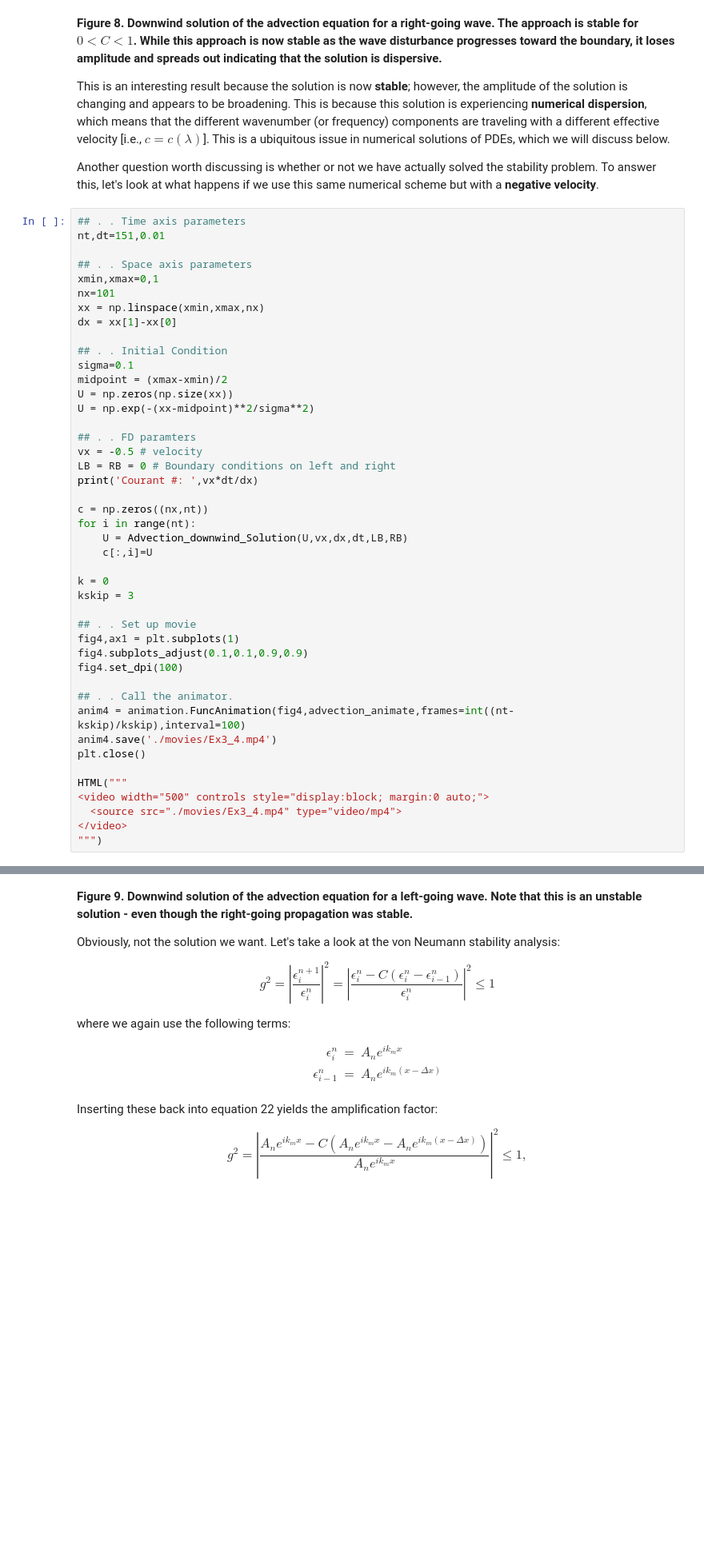
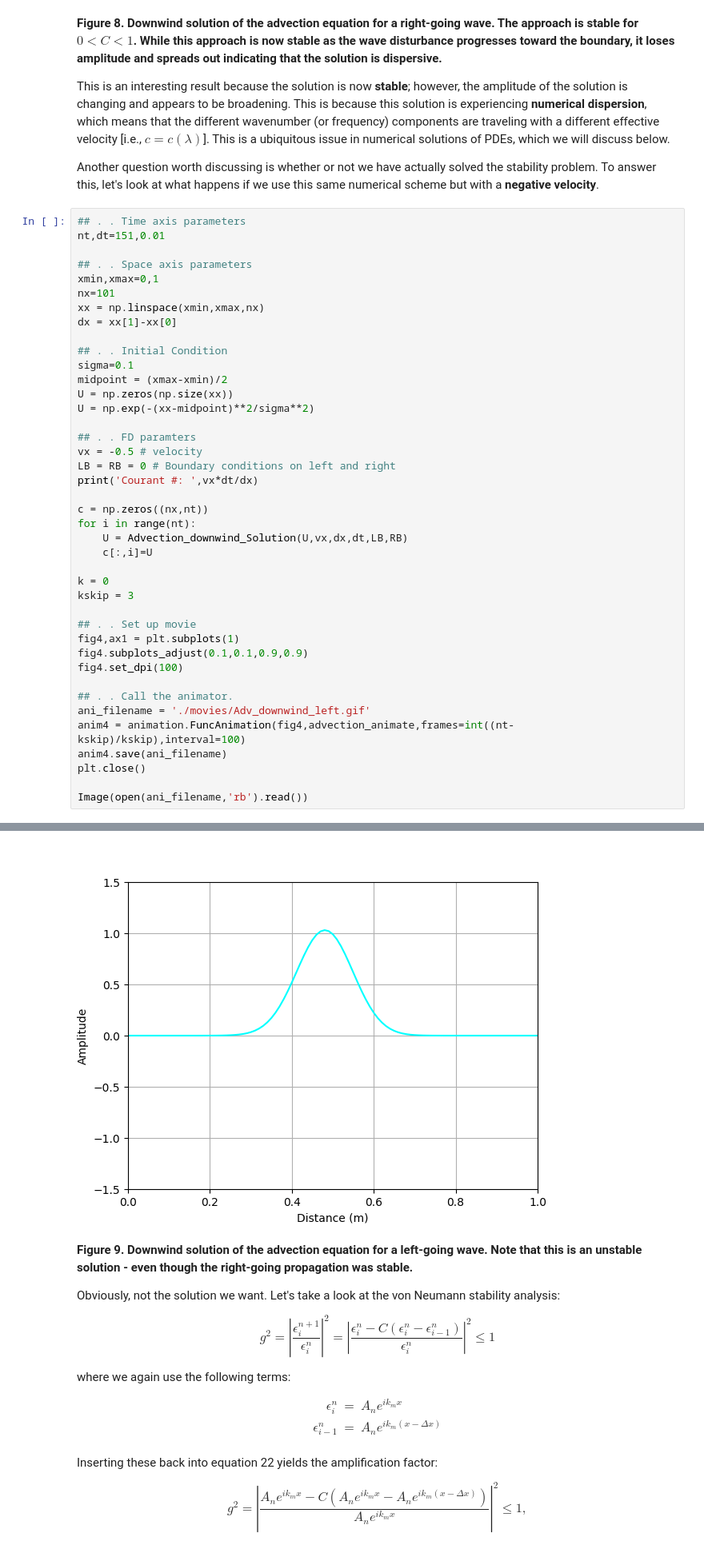
Before and after one commit to jinwar/GeophysicsComputingColab, a Jupyter notebook: 02_Differentiation.ipynb, the cells around one changed output, grey strips where cells are left out. Shown at 80% size. Drawn from its saved outputs; the diff is of its cells as text; blank space fills up the shorter version.

```diff
--- a/02_Differentiation.ipynb
+++ b/02_Differentiation.ipynb
@@ -771,12 +764,10 @@ fig4.subplots_adjust(0.1,0.1,0.9,0.9)
 fig4.set_dpi(100)
 
 ## . . Call the animator.
+ani_filename = './movies/Adv_downwind_left.gif'
 anim4 = animation.FuncAnimation(fig4,advection_animate,frames=int((nt-kskip)/kskip),interval=100)
-anim4.save('./movies/Ex3_4.mp4')
+anim4.save(ani_filename)
 plt.close()
 
-HTML("""
-<video width="500" controls style="display:block; margin:0 auto;">
-  <source src="./movies/Ex3_4.mp4" type="video/mp4">
-</video>
-""")
+Image(open(ani_filename,'rb').read())
+# %% [output]
@@ -783,3 +775,4 @@ HTML("""
+[figure, added]
 # %% [markdown]
 **Figure 9. Downwind solution of the advection equation for a left-going wave. Note that this is an unstable solution - even though the right-going propagation was stable.**
 
```
Also changed, not shown: parts of 13 cells of this notebook.
